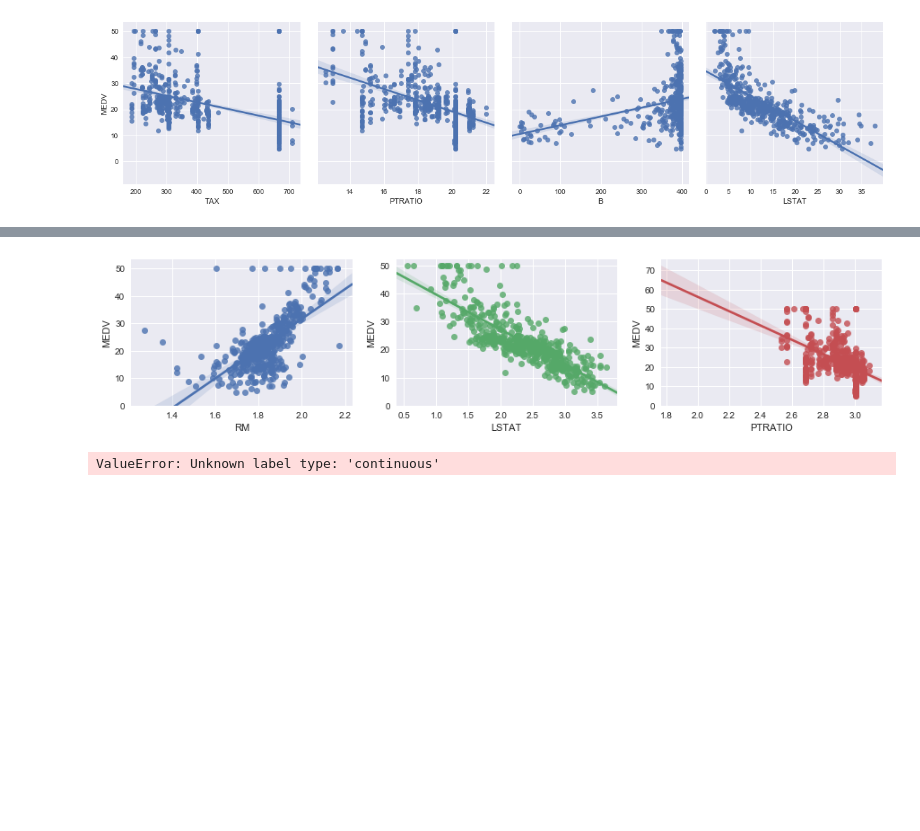
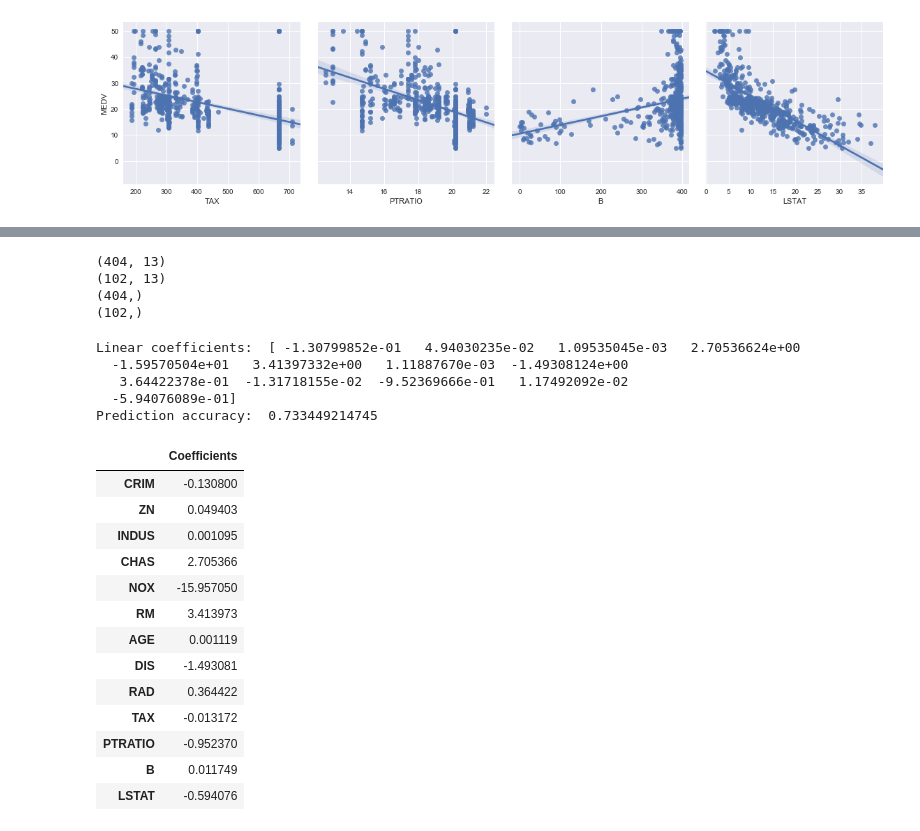
Before and after one commit to ZacOPunky/CE9010_2018, a Jupyter notebook: Boston_Jazlyn.ipynb, the cells around one changed output, grey strips where cells are left out. Cells and saved outputs as stored; diff of their text form; code cells hidden in the pictures; blank space fills up the shorter version.

```diff
--- a/Boston_Jazlyn.ipynb
+++ b/Boston_Jazlyn.ipynb
@@ -140,8 +140,0 @@ for i,var in enumerate(data2):
-# %%
-fig, axs = plt.subplots(ncols=3,figsize=(15,3))
-
-for i,var in enumerate(data2):
-    lm = sns.regplot(np.log(data[var]), data['MEDV'], ax=axs[i] )
-    lm.set(ylim=(0, None))
-# %% [output]
-[figure, removed]
@@ -153,7 +141,60 @@ from sklearn import svm
-# %%
-#Split the test and train data into 20-80
-x_train, x_test, y_train, y_test = train_test_split(data2, data['MEDV'],test_size=0.2, random_state=40)
-#Use Support Vector Classification(SVC) to predict classifications using training data
-clf=svm.LinearSVC(C=1.0).fit(x_train,y_train)
-# %% [output]
-ValueError: Unknown label type: 'continuous'
+# %%
+# Create X and y matrix
+
+X = data.drop('MEDV', axis = 1)
+y = data['MEDV']
+
+
+# shuffle and split data into train and test set
+
+from sklearn.model_selection import train_test_split
+X_train, X_test, y_train, y_test = train_test_split(X, y, test_size = 0.2, random_state = 5)
+print(X_train.shape)
+print(X_test.shape)
+print(y_train.shape)
+print(y_test.shape)
+# %% [output]
+(404, 13)
+(102, 13)
+(404,)
+(102,)
+# %%
+# run linear regression
+from sklearn.linear_model import LinearRegression
+
+lm = LinearRegression()
+model = lm.fit(X_train, y_train)
+#print the coefficents
+print("Linear coefficients: ", model.coef_)
+
+
+y_pred = lm.predict(X_test)
+# Accuracy of the prediction
+confidence = lm.score(X_test, y_test)
+print("Prediction accuracy: ", confidence)
+# %% [output]
+Linear coefficients:  [ -1.30799852e-01   4.94030235e-02   1.09535045e-03   2.70536624e+00
+  -1.59570504e+01   3.41397332e+00   1.11887670e-03  -1.49308124e+00
+   3.64422378e-01  -1.31718155e-02  -9.52369666e-01   1.17492092e-02
+  -5.94076089e-01]
+Prediction accuracy:  0.733449214745
+# %%
+
+coefficients = pd.DataFrame(model.coef_,X.columns)
+coefficients.columns = ['Coefficients']
+coefficients
+# %% [output]
+|  | Coefficients |
+| CRIM | -0.130800 |
+| ZN | 0.049403 |
+| INDUS | 0.001095 |
+| CHAS | 2.705366 |
+| NOX | -15.957050 |
+| RM | 3.413973 |
+| AGE | 0.001119 |
+| DIS | -1.493081 |
+| RAD | 0.364422 |
+| TAX | -0.013172 |
+| PTRATIO | -0.952370 |
+| B | 0.011749 |
+| LSTAT | -0.594076 |
```
Also changed, not shown: parts of 10 cells of this notebook.
